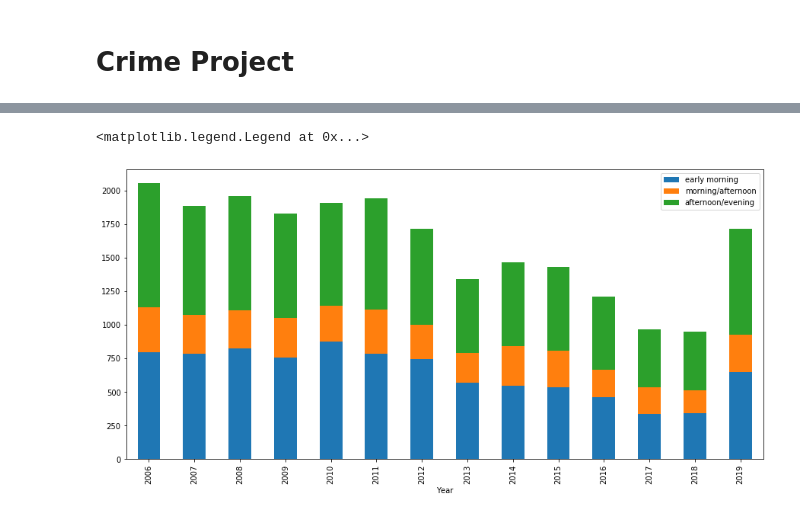
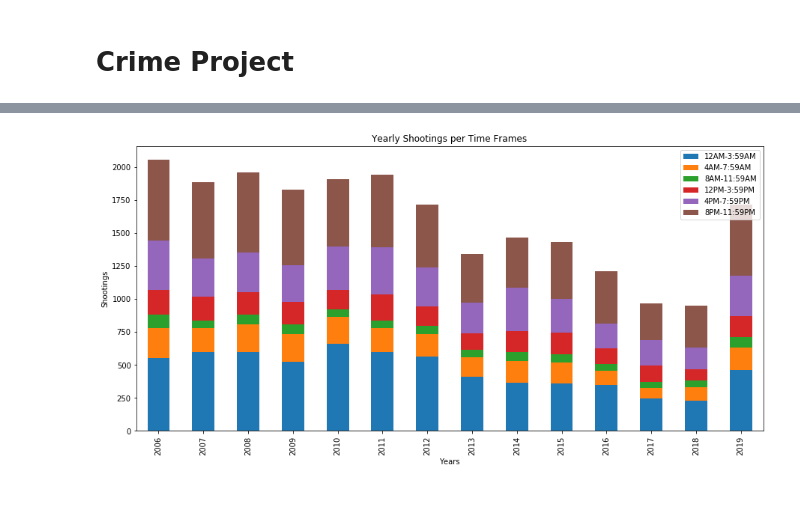
Before and after one commit to taftap8/CrimeProject, a Jupyter notebook: CrimeProject.ipynb, the cells around one changed output, grey strips where cells are left out. Cells and saved outputs as stored; diff of their text form; code cells hidden in the pictures.

```diff
--- a/CrimeProject.ipynb
+++ b/CrimeProject.ipynb
@@ -86,11 +141,12 @@ fig
 shooting_df[["TIME_HOUR","TIME_MIN","TIME_SEC"]] = shooting_df['OCCUR_TIME'].str.split(":",expand=True)
 shooting_df['TIME_HOUR'] = pd.to_numeric(shooting_df['TIME_HOUR'])
 
-bins = [0,8,16,25]
-labels = ["early morning", "morning/afternoon", "afternoon/evening"]
+bins = [0,3,7,11,15,19,25]
+#labels = ["early morning", "morning/afternoon", "afternoon/evening"]
+labels = ["12AM-3:59AM", "4AM-7:59AM", "8AM-11:59AM","12PM-3:59PM","4PM-7:59PM","8PM-11:59PM"]
 
 shooting_df["Time Buckets"] = pd.cut(shooting_df["TIME_HOUR"], bins, labels=labels, include_lowest=True)
-shooting_df
+shooting_df.head()
 # %% [output]
 |  | INCIDENT_KEY | OCCUR_DATE | OCCUR_TIME | BORO | PRECINCT | JURISDICTION_CODE | LOCATION_DESC | ... |
 | 0 | 156430715 | 09/02/2016 | 20:36:00 | BRONX | 44 | 0.0 | NaN | ... |
@@ -108,8 +158,12 @@ shooting_df
 # %%
 shooting_time_counts = shooting_df.groupby(["Year","Time Buckets"])["Year"].count().unstack("Time Buckets")
 
 shooting_time_counts.plot(kind="bar",stacked=True,figsize=(15,7))
 plt.legend(loc="best")
+
+plt.title("Yearly Shootings per Time Frames")
+plt.xlabel("Years")
+plt.ylabel("Shootings")
+plt.show()
 # %% [output]
-<matplotlib.legend.Legend at 0x...>
-[figure, old version]
+[figure, new version]
```
Also changed, not shown: parts of 10 cells of this notebook, 1 other file.
